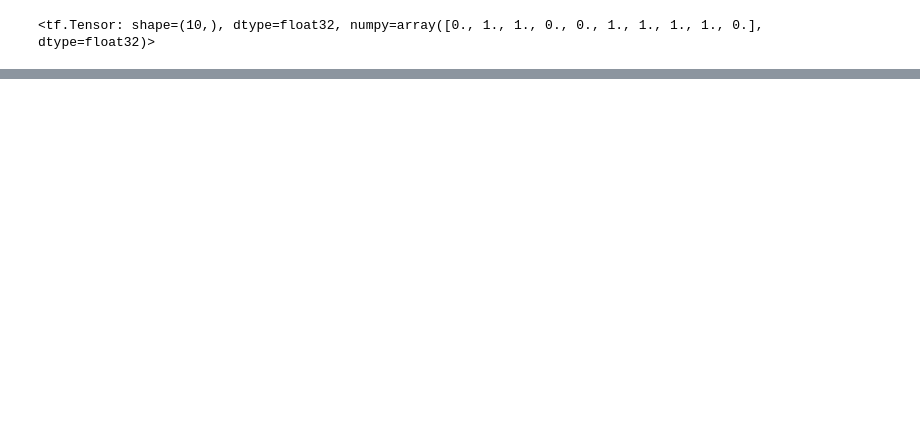
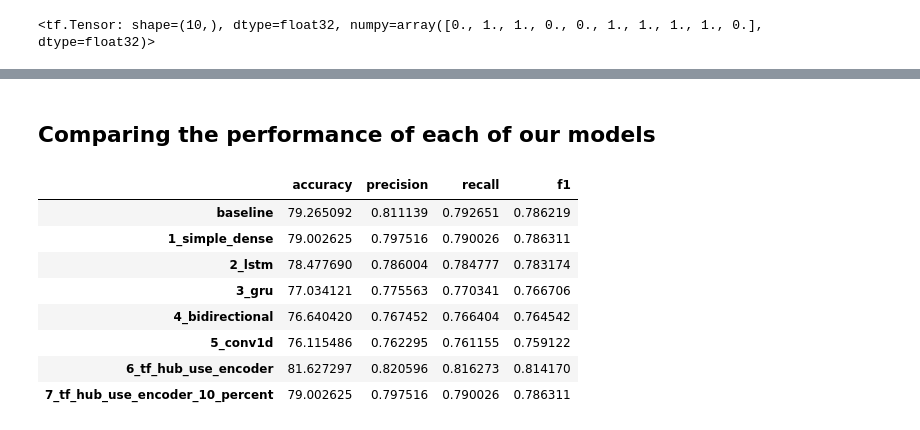
Before and after one commit to leohfigueiredo/Project_1, a Jupyter notebook: Tensorflow-1/Files&notebooks/08_introduction_to_nlp_in_tensorflow/08_introduction_to_nlp_in_tensorflow.ipynb, the cells around one changed output, grey strips where cells are left out. Cells and saved outputs as stored; diff of their text form; code cells hidden in the pictures; blank space fills up the shorter version.

```diff
--- a/Tensorflow-1/Files&notebooks/08_introduction_to_nlp_in_tensorflow/08_introduction_to_nlp_in_tensorflow.ipynb
+++ b/Tensorflow-1/Files&notebooks/08_introduction_to_nlp_in_tensorflow/08_introduction_to_nlp_in_tensorflow.ipynb
@@ -1413,0 +1426,24 @@ model_6_results
+# %% [markdown]
+## Comparing the performance of each of our models
+# %%
+# Combine model results into a Dataframe
+all_model_results = pd.DataFrame({"baseline": baseline_results,
+                                   "1_simple_dense": model_1_results,
+                                   "2_lstm":  model_2_results,
+                                    "3_gru": model_3_results,
+                                    "4_bidirectional": model_4_results,
+                                    "5_conv1d": model_5_results,
+                                    "6_tf_hub_use_encoder": model_6_results,
+                                    "7_tf_hub_use_encoder_10_percent": model_7_results})
+all_model_results = all_model_results.transpose()
+all_model_results
+# %% [output]
+|  | accuracy | precision | recall | f1 |
+| baseline | 79.265092 | 0.811139 | 0.792651 | 0.786219 |
+| 1_simple_dense | 79.002625 | 0.797516 | 0.790026 | 0.786311 |
+| 2_lstm | 78.477690 | 0.786004 | 0.784777 | 0.783174 |
+| 3_gru | 77.034121 | 0.775563 | 0.770341 | 0.766706 |
+| 4_bidirectional | 76.640420 | 0.767452 | 0.766404 | 0.764542 |
+| 5_conv1d | 76.115486 | 0.762295 | 0.761155 | 0.759122 |
+| 6_tf_hub_use_encoder | 81.627297 | 0.820596 | 0.816273 | 0.814170 |
+| 7_tf_hub_use_encoder_10_percent | 79.002625 | 0.797516 | 0.790026 | 0.786311 |
```
Also changed, not shown: parts of 41 cells of this notebook, 32 other files.
